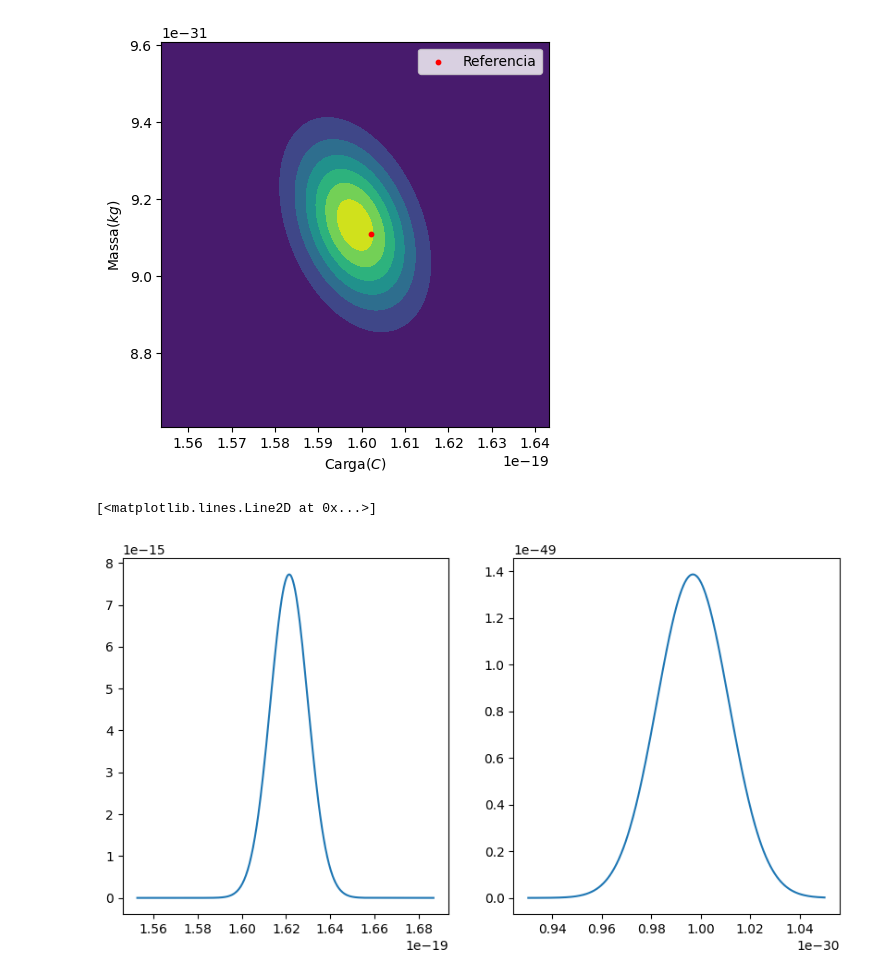
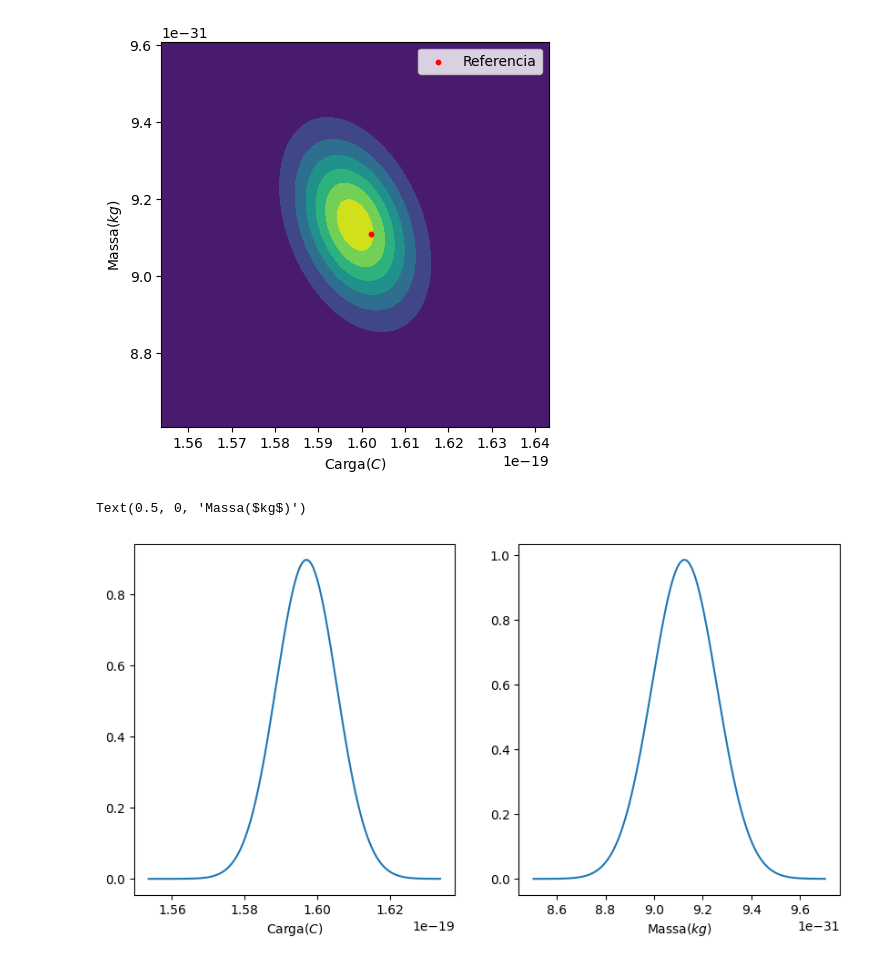
Before and after one commit to encarnacao/combinacao-lab1, a Jupyter notebook: Combination.ipynb, the cells around one changed output. Cells and saved outputs as stored; diff of their text form; code cells hidden in the pictures.

```diff
--- a/Combination.ipynb
+++ b/Combination.ipynb
@@ -201,15 +201,20 @@ plt.show()
 [figure]
 [figure]
 # %%
+#EU NÃO SEI O QUE FIZ AQUI, mas eu consegui tirar os dados das projeções de alguma maneira(principalmente tentativa e erro)
 fig, ax = plt.subplots(1,2,figsize=(10,5))
 
-c = b.allsegs[0][0]
-ax[0].plot(c[1300:1800,1],c[1300:1800,0])
-d = a.allsegs[0][0]
-ax[1].plot(d[1150:1550,0],d[1150:1550,1])
+c = b.allsegs[3][0]
+x_carga = c[1500:1800,1]
+y_carga = c[1500:1800,0]
+ax[0].plot(x_carga,y_carga)
+d = a.allsegs[4][0]
+x_massa = d[1600:2000,0]
+y_massa = d[1600:2000,1]
+ax[1].plot(x_massa,y_massa)
 
 ax[0].set_xlabel(r'Carga($C$)')
-ax[0].set_ylabel(r'Massa($kg$)')
+ax[1].set_xlabel(r'Massa($kg$)')
 # %% [output]
-[<matplotlib.lines.Line2D at 0x...>]
+Text(0.5, 0, 'Massa($kg$)')
-[figure, old version]
+[figure, new version]
```
Also changed, not shown: parts of 1 cell of this notebook.
